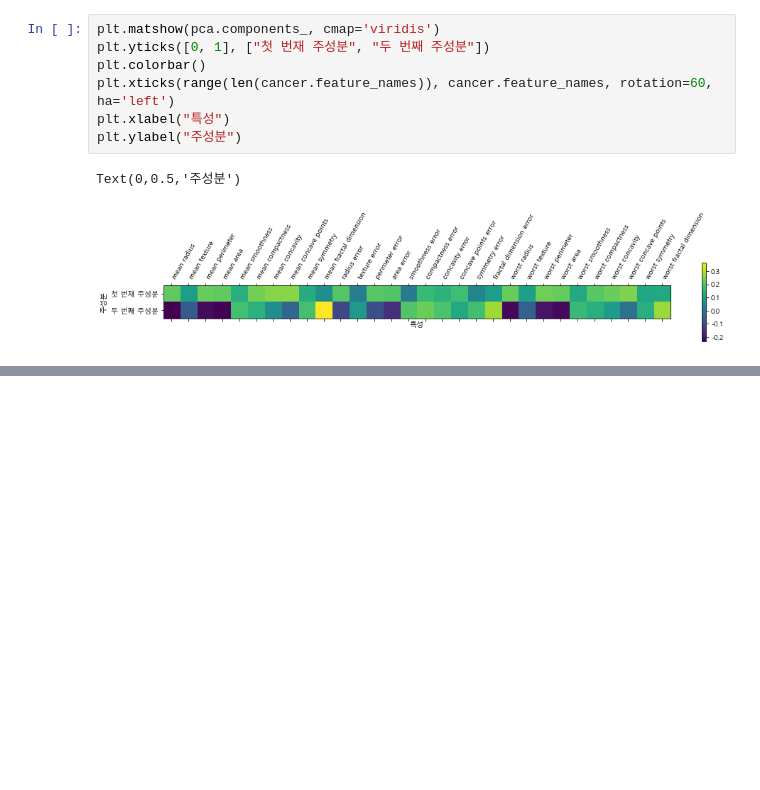
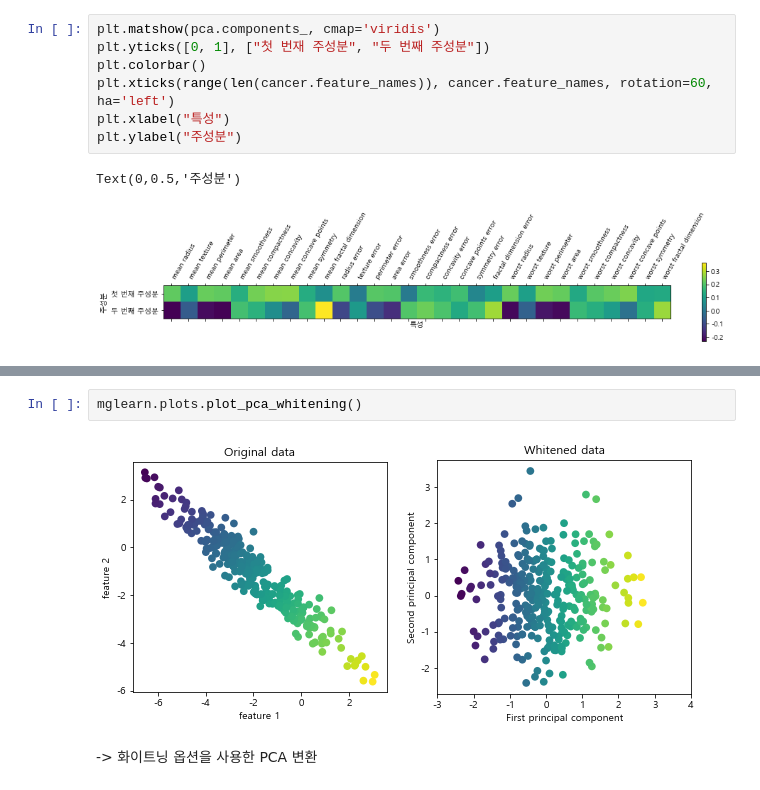
Before and after one commit to noveline4530/Machine_Learning_scikit-learn, a Jupyter notebook: ml10_190307.ipynb, the cells around one changed output, grey strips where cells are left out. Drawn from its saved outputs; the diff is of its cells as text; blank space fills up the shorter version.

```diff
--- a/ml10_190307.ipynb
+++ b/ml10_190307.ipynb
@@ -310,0 +379,6 @@ Text(0,0.5,'주성분')
+# %%
+mglearn.plots.plot_pca_whitening()
+# %% [output]
+[figure, added]
+# %% [markdown]
+-> 화이트닝 옵션을 사용한 PCA 변환
```
Also changed, not shown: parts of 17 cells of this notebook.
